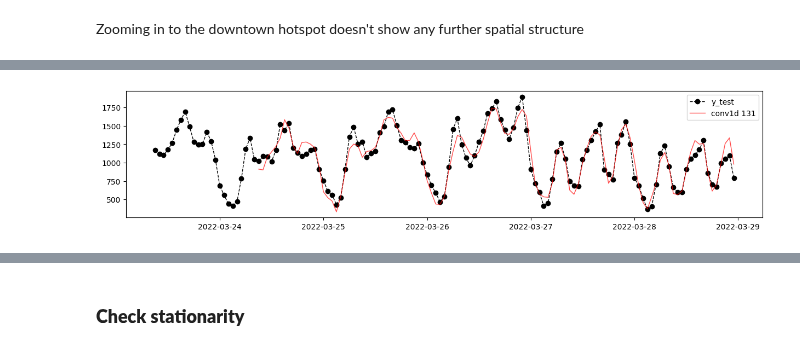
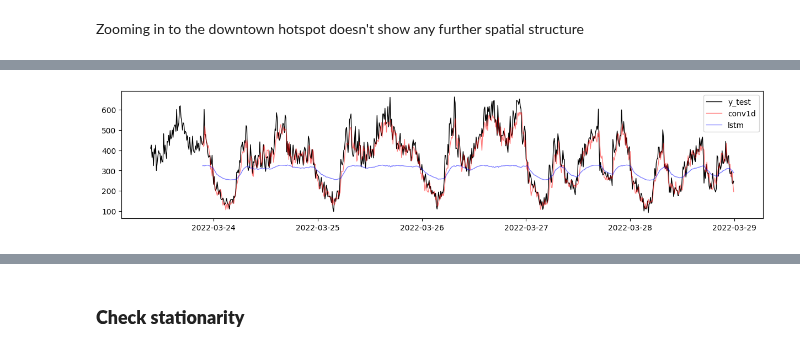
Before and after one commit to robetatis/study_notes_ml, a Jupyter notebook: demand.ipynb, the cells around one changed output, grey strips where cells are left out. Saved outputs shown, nothing was run; the diff lists cells and outputs as text; code cells hidden in the pictures.

```diff
--- a/demand.ipynb
+++ b/demand.ipynb
@@ -403,0 +201,23 @@ Epoch 123/200
+# %%
+lstm = tf.keras.models.Sequential([
+    tf.keras.layers.LSTM(units=10, return_sequences=False),
+    tf.keras.layers.Dense(units=1),
+    tf.keras.layers.Reshape([1, -1])
+])
+
+w_lstm = WindowGenerator(
+    input_width=12*6,
+    label_width=1,
+    offset=1,
+    train_df=datasets['train_df'][['n_events_total']],
+    val_df=datasets['val_df'][['n_events_total']],
+    test_df=datasets['test_df'][['n_events_total']],
+    batch_size=BATCH_SIZE,
+    label_columns=['n_events_total'])
+
+lstm(w_lstm.example[0]) # build model to get number of parameters
+
+print(f'input shape = {w_lstm.example[0].shape}')
+print(f'output shape = {lstm(w_lstm.example[0]).shape}')
+print(f'output data shape = {w_lstm.example[1].shape}')
+print(f'Estimating {lstm.count_params():,} parameters on {w_lstm.train_df.shape[0]:,} datapoints')
@@ -403,0 +249,2 @@ Epoch 123/200
+# %%
+ypred_lstm = make_ypred(lstm, w_lstm, datasets['train_mean']['n_events_total'], datasets['train_sd']['n_events_total'])
@@ -412,13 +260,0 @@ plt.show()
-# %%
-def make_ypred(model, w, train_mean, train_sd):
-    ypred_scaled = model.predict(w.test_ds_no_shuffle)
-    ypred = ypred_scaled*train_sd + train_mean
-    ypred = tf.squeeze(ypred, axis=-1).numpy()
-    reconstructed = np.full((len(w.test_df),), np.nan)
-    start_index = w.input_width
-    for i, prediction in enumerate(ypred):
-        reconstructed[start_index + i] = prediction[0]
-
-    return reconstructed
-
-ypred_conv = make_ypred(conv, w_conv, train_mean['n_rides_total'], train_sd['n_rides_total'])
@@ -427,12 +261,12 @@ ypred_conv = make_ypred(conv, w_conv, train_mean['n_rides_total'], train_sd['n_r
 # %%
 fig, ax = plt.subplots(figsize=(15, 3))
-ax.plot(test_timestamps, test_df_original['n_rides_total'], linestyle='--', linewidth=1, color='black', marker='o', label='y_test')
-ax.plot(test_timestamps, ypred_conv, linewidth=1, color='red', alpha=0.7, label=f'conv1d {n_param["conv1d"]}')
-#ax.plot(date_time[int(n*0.9):], ypred_lstm, color='blue', alpha=0.5, label=f'lstm {n_param['lstm']}')
+ax.plot(datasets['test_timestamps'], datasets['test_df_original']['n_events_total'], linewidth=1, color='black', label='y_test')
+ax.plot(datasets['test_timestamps'], ypred_conv, linewidth=1, color='red', alpha=0.5, label=f'conv1d')
+ax.plot(datasets['test_timestamps'], ypred_lstm, linewidth=1, color='blue', alpha=0.5, label=f'lstm')
 ax.legend()
 plt.show()
 # %% [output]
-[figure, old version]
+[figure, new version]
 # %%
 err_conv = ypred_conv - test_df_original['n_rides_total']
 #err_lstm = ypred_lstm - test_df_original['n_rides_total']
```
Also changed, not shown: parts of 49 cells of this notebook, 4 other files.
